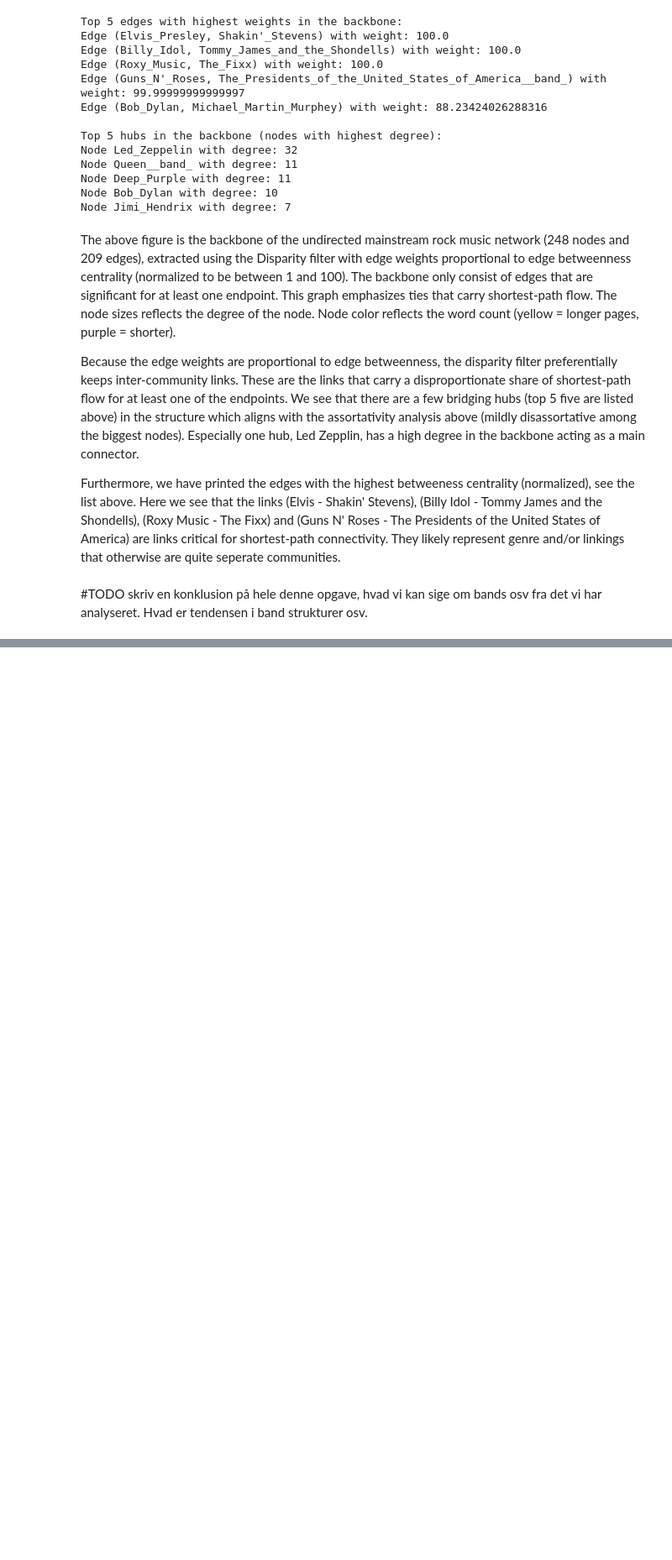
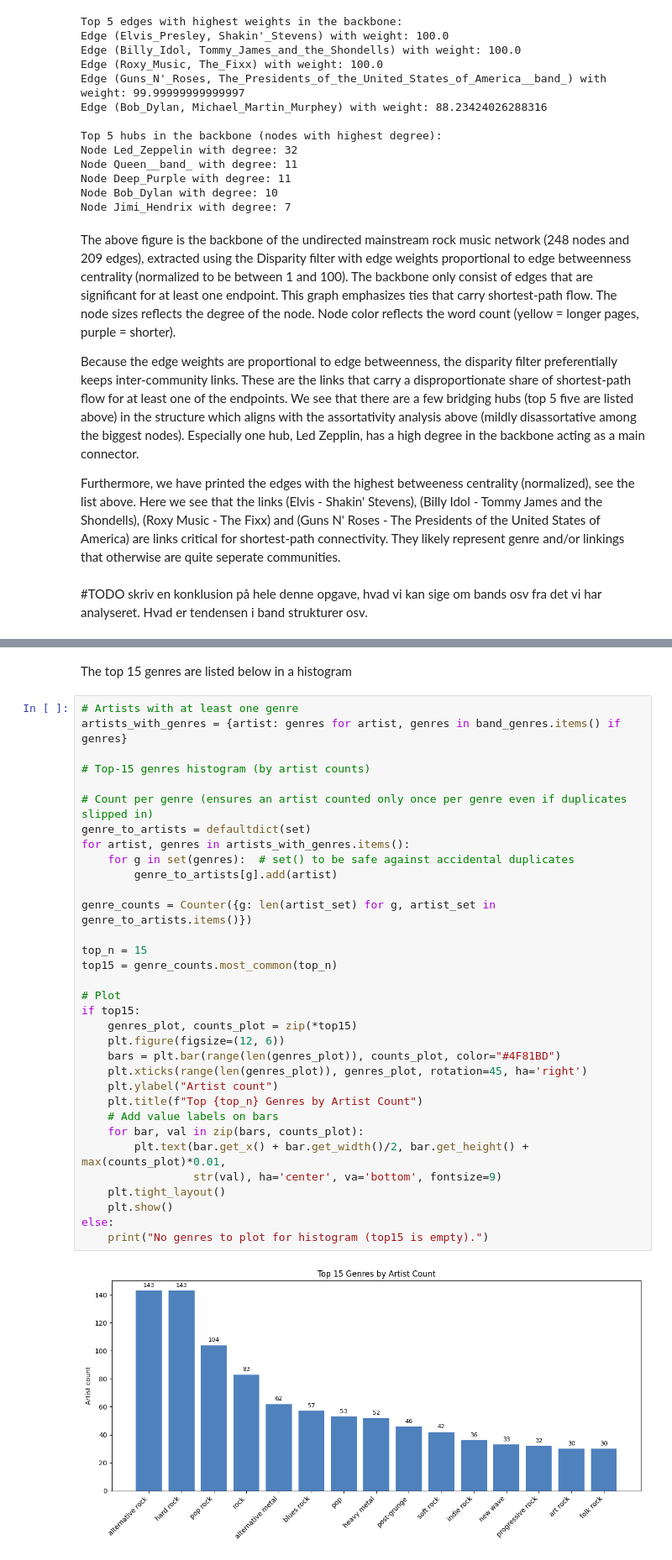
Before and after one commit to noanorgaard/SocialGraphs, a Jupyter notebook: Assignment2/Assignment2.ipynb, the cells around one changed output, grey strips where cells are left out. Shown at 84% size. Cells and saved outputs as stored; diff of their text form; blank space fills up the shorter version.

```diff
--- a/Assignment2/Assignment2.ipynb
+++ b/Assignment2/Assignment2.ipynb
@@ -452,0 +661,37 @@ Furthermore, we have printed the edges with the highest betweeness centrality (n
+# %% [markdown]
+The top 15 genres are listed below in a histogram
+# %%
+# Artists with at least one genre
+artists_with_genres = {artist: genres for artist, genres in band_genres.items() if genres}
+
+# Top-15 genres histogram (by artist counts)
+
+# Count per genre (ensures an artist counted only once per genre even if duplicates slipped in)
+genre_to_artists = defaultdict(set)
+for artist, genres in artists_with_genres.items():
+    for g in set(genres):  # set() to be safe against accidental duplicates
+        genre_to_artists[g].add(artist)
+
+genre_counts = Counter({g: len(artist_set) for g, artist_set in genre_to_artists.items()})
+
+top_n = 15
+top15 = genre_counts.most_common(top_n)
+
+# Plot
+if top15:
+    genres_plot, counts_plot = zip(*top15)
+    plt.figure(figsize=(12, 6))
+    bars = plt.bar(range(len(genres_plot)), counts_plot, color="#4F81BD")
+    plt.xticks(range(len(genres_plot)), genres_plot, rotation=45, ha='right')
+    plt.ylabel("Artist count")
+    plt.title(f"Top {top_n} Genres by Artist Count")
+    # Add value labels on bars
+    for bar, val in zip(bars, counts_plot):
+        plt.text(bar.get_x() + bar.get_width()/2, bar.get_height() + max(counts_plot)*0.01,
+                 str(val), ha='center', va='bottom', fontsize=9)
+    plt.tight_layout()
+    plt.show()
+else:
+    print("No genres to plot for histogram (top15 is empty).")
+# %% [output]
+[figure, added]
```
Also changed, not shown: parts of 28 cells of this notebook.
